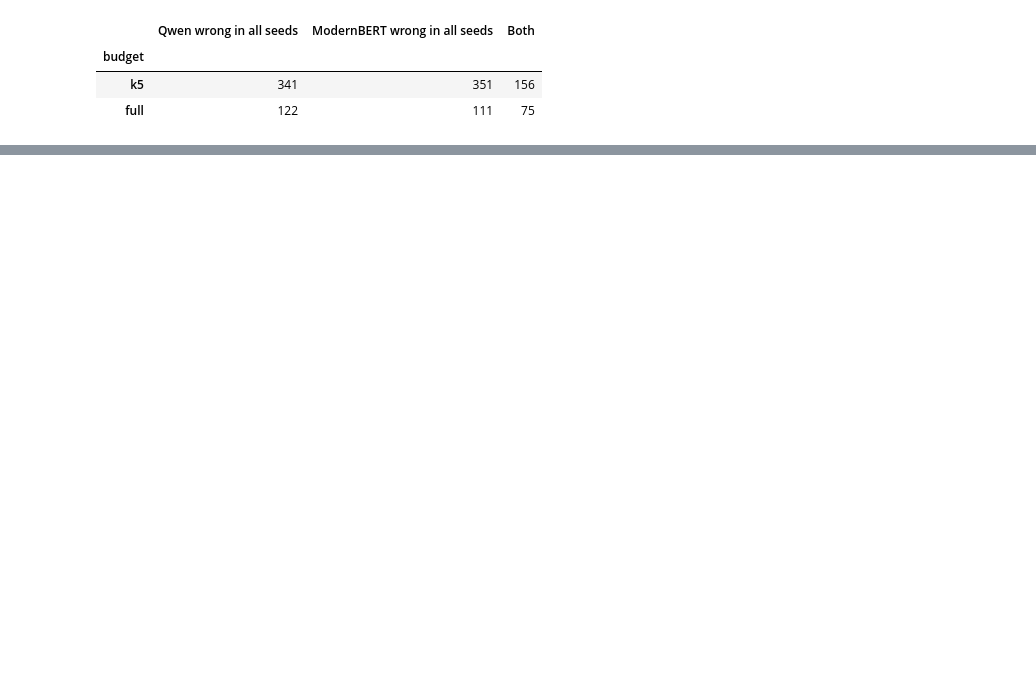
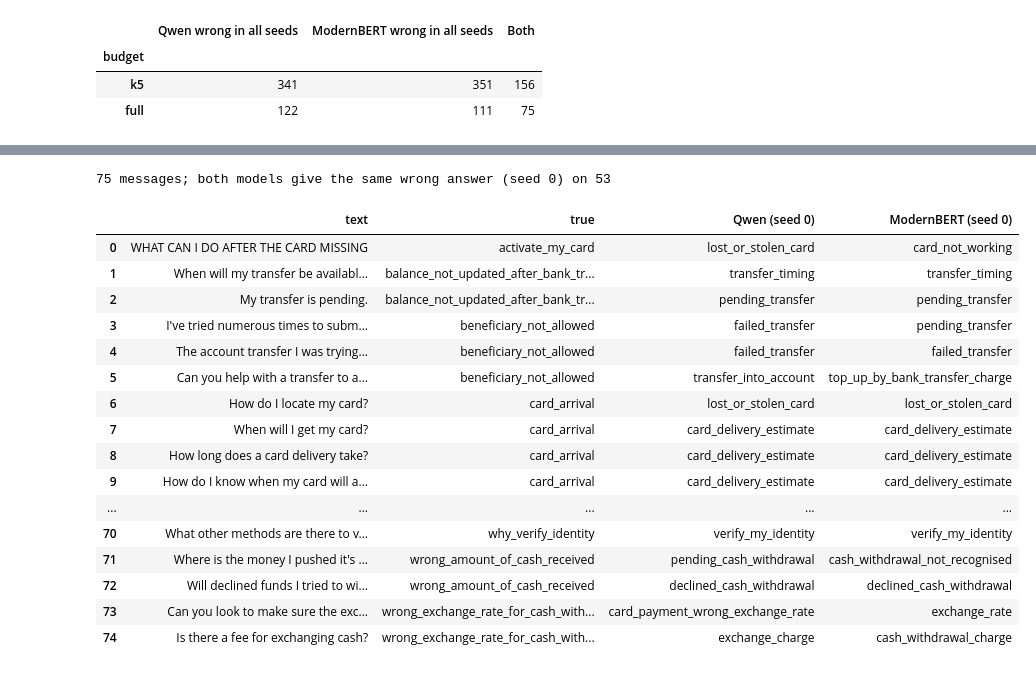
Before and after one commit to csugasi/DATASCI266-Banking77-Encoder-vs-Decoder, a Jupyter notebook: notebooks/error_analysis.ipynb, the cells around one changed output, grey strips where cells are left out. Cells and saved outputs as stored; diff of their text form; code cells hidden in the pictures; blank space fills up the shorter version.

Commit message:
error analysis: per-intent, confused pairs, unmatched, vector similarity, always wrong. includes opus

```diff
--- a/notebooks/error_analysis.ipynb
+++ b/notebooks/error_analysis.ipynb
@@ -14,5 +14,11 @@ import evaluation as ev
 print(os.getcwd())
 # %% [output]
 /Users/shuchivardan/github/DATASCI266-Banking77-Encoder-vs-Decoder
+# %%
+# Settings: if model names or budgets change, edit only this cell
+MODELS  = ["qwen_sft", "modernbert_min300"]                 # models compared
+BUDGETS = ["k5", "full"]                                    # budgets analyzed in detail
+ALL_BUDGETS = [b for b in ev.BUDGETS if b != "zeroshot"]    # k1 ... full, for the unmatched table
+ZERO_SHOT = list(ev.ZERO_SHOT_MODELS)                       # qwen_zeroshot, frontier (from evaluation.py)
 # %%
 # Load predictions Qwen SFT and ModernBERT at k5 and full, 3 seeds each: 12 test files.
@@ -257,0 +392,17 @@ Name: count, dtype: int64
+# %%
+import numpy as np
+
+label_sim = label_vecs @ label_vecs.T          # name similarity between every pair of intents
+baseline = label_sim[~np.eye(len(names), dtype=bool)].mean()
+
+rows = []
+for b in BUDGETS:
+    for m in MODELS:
+        df = pooled(m, b)
+        wrong = df[(df["predicted_label"] != df["true_label"]) & (df["predicted_label"] != -1)]
+        sims = label_sim[wrong["true_label"].to_numpy(), wrong["predicted_label"].to_numpy()]
+        rows.append({"budget": b, "model": m, "wrong answers": len(wrong),
+                     "mean name similarity": round(float(sims.mean()), 2)})
+
+print(f"Reference: average similarity between any two different intent names = {baseline:.2f}")
+display(pd.DataFrame(rows))
@@ -308,0 +445,38 @@ display(table)
+# %%
+both = always_wrong("qwen_sft", "full") & always_wrong("modernbert_min300", "full")
+q0 = runs[("qwen_sft", "full", 0)]["predicted_label"][both].to_numpy()
+e0 = runs[("modernbert_min300", "full", 0)]["predicted_label"][both].to_numpy()
+
+table = pd.DataFrame({
+    "text": test["text"][both].values,
+    "true": [label[i] for i in test["label"][both]],
+    "Qwen (seed 0)": [label[i] for i in q0],
+    "ModernBERT (seed 0)": [label[i] for i in e0],
+}).sort_values("true").reset_index(drop=True)
+
+print(f"{len(table)} messages; both models give the same wrong answer (seed 0) on {(q0 == e0).sum()}")
+pd.set_option("display.max_colwidth", 120)
+pd.set_option("display.max_rows", 100)
+display(table)
+
+# Save for manual review
+table.assign(judgment="").to_csv("reports/always_wrong_full_for_review.csv", index=False)
+# %% [output]
+75 messages; both models give the same wrong answer (seed 0) on 53
+|  | text | true | Qwen (seed 0) | ModernBERT (seed 0) |
+| 0 | WHAT CAN I DO AFTER THE CARD MISSING | activate_my_card | lost_or_stolen_card | card_not_working |
+| 1 | When will my transfer be availabl... | balance_not_updated_after_bank_tr... | transfer_timing | transfer_timing |
+| 2 | My transfer is pending. | balance_not_updated_after_bank_tr... | pending_transfer | pending_transfer |
+| 3 | I've tried numerous times to subm... | beneficiary_not_allowed | failed_transfer | pending_transfer |
+| 4 | The account transfer I was trying... | beneficiary_not_allowed | failed_transfer | failed_transfer |
+| 5 | Can you help with a transfer to a... | beneficiary_not_allowed | transfer_into_account | top_up_by_bank_transfer_charge |
+| 6 | How do I locate my card? | card_arrival | lost_or_stolen_card | lost_or_stolen_card |
+| 7 | When will I get my card? | card_arrival | card_delivery_estimate | card_delivery_estimate |
+| 8 | How long does a card delivery take? | card_arrival | card_delivery_estimate | card_delivery_estimate |
+| 9 | How do I know when my card will a... | card_arrival | card_delivery_estimate | card_delivery_estimate |
+| ... | ... | ... | ... | ... |
+| 70 | What other methods are there to v... | why_verify_identity | verify_my_identity | verify_my_identity |
+| 71 | Where is the money I pushed it's ... | wrong_amount_of_cash_received | pending_cash_withdrawal | cash_withdrawal_not_recognised |
+| 72 | Will declined funds I tried to wi... | wrong_amount_of_cash_received | declined_cash_withdrawal | declined_cash_withdrawal |
+| 73 | Can you look to make sure the exc... | wrong_exchange_rate_for_cash_with... | card_payment_wrong_exchange_rate | exchange_rate |
+| 74 | Is there a fee for exchanging cash? | wrong_exchange_rate_for_cash_with... | exchange_charge | cash_withdrawal_charge |
```
Also changed, not shown: parts of 24 cells of this notebook, 1 other file.
